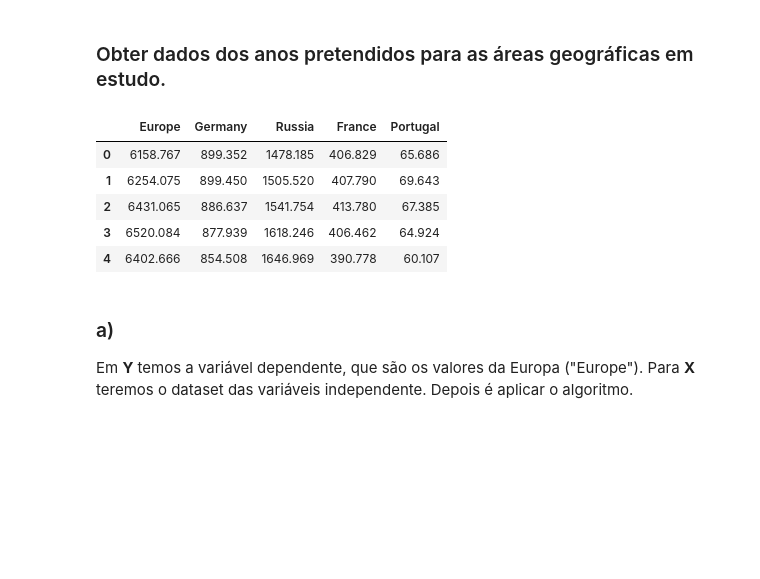
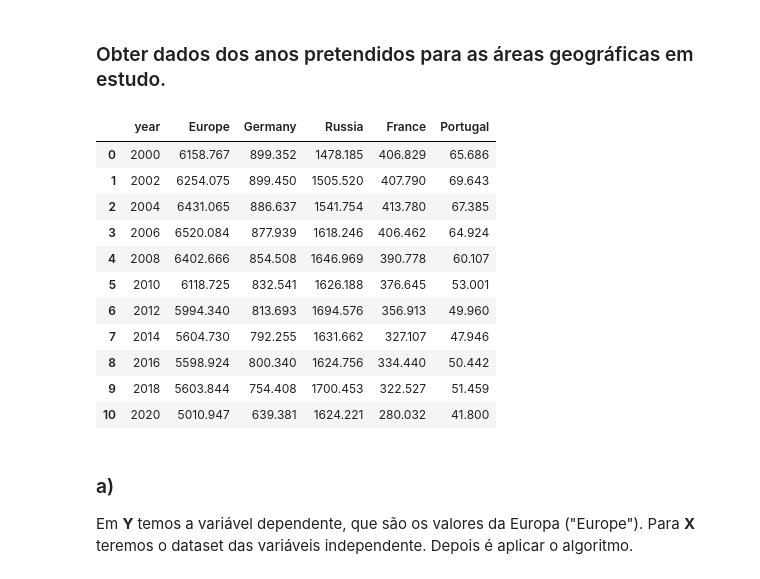
Before and after one commit to preis/anadi_2024, a Jupyter notebook: notebooks/Trabalho 1/Trabalho 4.3.2.ipynb, the cells around one changed output. Drawn from its saved outputs; the diff is of its cells as text; code cells hidden in the pictures; blank space fills up the shorter version.

```diff
--- a/notebooks/Trabalho 1/Trabalho 4.3.2.ipynb
+++ b/notebooks/Trabalho 1/Trabalho 4.3.2.ipynb
@@ -32,17 +33,23 @@ for area_geo in areas_geo:
     dados_areas_geo[area_geo] = list(dados_lidos.loc[condicao_anos & condicao_area_geo, ["co2"]]["co2"])
 
 dados_trabalho = pd.DataFrame(dados_areas_geo)
-# dados_trabalho.insert(0, "year", anos)
+dados_trabalho.insert(0, "year", anos)
 # %%
 # Espreitar os dados filtrados
-dados_trabalho.head()
+dados_trabalho
 # %% [output]
-|  | Europe | Germany | Russia | France | Portugal |
-| 0 | 6158.767 | 899.352 | 1478.185 | 406.829 | 65.686 |
-| 1 | 6254.075 | 899.450 | 1505.520 | 407.790 | 69.643 |
-| 2 | 6431.065 | 886.637 | 1541.754 | 413.780 | 67.385 |
-| 3 | 6520.084 | 877.939 | 1618.246 | 406.462 | 64.924 |
-| 4 | 6402.666 | 854.508 | 1646.969 | 390.778 | 60.107 |
+|  | year | Europe | Germany | Russia | France | Portugal |
+| 0 | 2000 | 6158.767 | 899.352 | 1478.185 | 406.829 | 65.686 |
+| 1 | 2002 | 6254.075 | 899.450 | 1505.520 | 407.790 | 69.643 |
+| 2 | 2004 | 6431.065 | 886.637 | 1541.754 | 413.780 | 67.385 |
+| 3 | 2006 | 6520.084 | 877.939 | 1618.246 | 406.462 | 64.924 |
+| 4 | 2008 | 6402.666 | 854.508 | 1646.969 | 390.778 | 60.107 |
+| 5 | 2010 | 6118.725 | 832.541 | 1626.188 | 376.645 | 53.001 |
+| 6 | 2012 | 5994.340 | 813.693 | 1694.576 | 356.913 | 49.960 |
+| 7 | 2014 | 5604.730 | 792.255 | 1631.662 | 327.107 | 47.946 |
+| 8 | 2016 | 5598.924 | 800.340 | 1624.756 | 334.440 | 50.442 |
+| 9 | 2018 | 5603.844 | 754.408 | 1700.453 | 322.527 | 51.459 |
+| 10 | 2020 | 5010.947 | 639.381 | 1624.221 | 280.032 | 41.800 |
 # %% [markdown]
 ### a)
 
```
Also changed, not shown: parts of 24 cells of this notebook, 1 other file.
